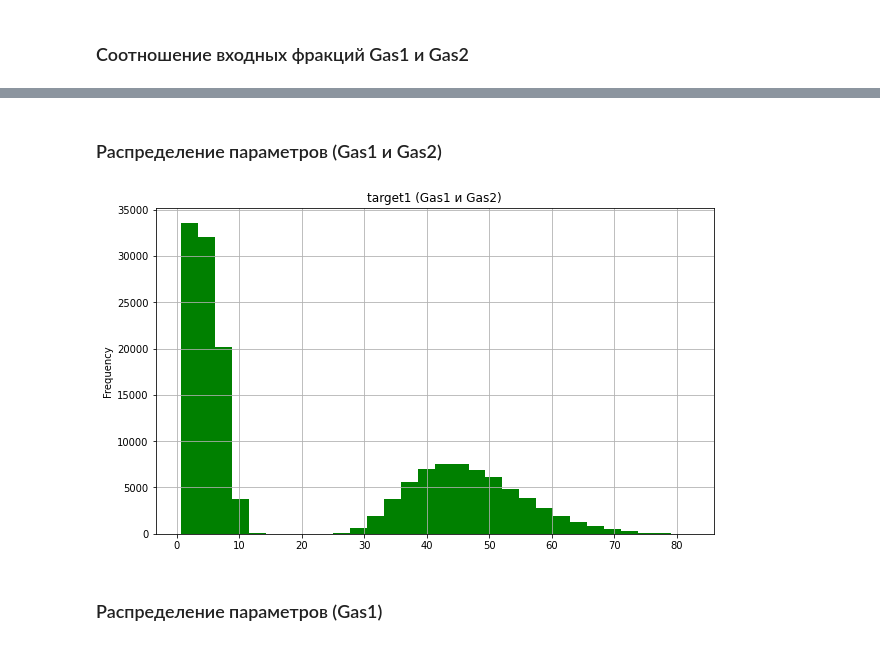
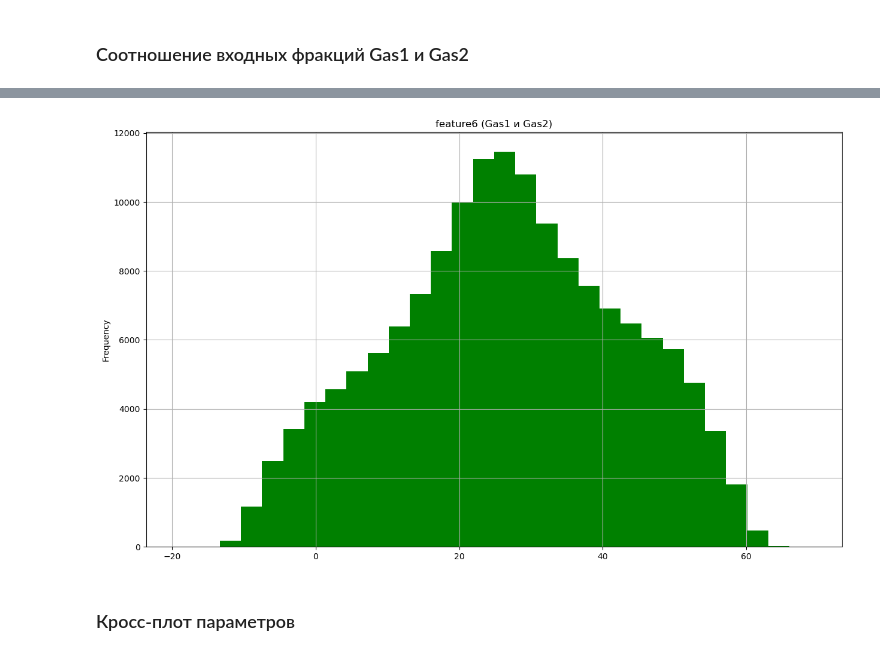
Before and after one commit to rafferti95/My-projects, a Jupyter notebook: 4_SIBUR challenge/SIBUR_Challenge.ipynb, the cells around one changed output, grey strips where cells are left out. Drawn from its saved outputs; the diff is of its cells as text; code cells hidden in the pictures.

```diff
--- a/4_SIBUR challenge/SIBUR_Challenge.ipynb
+++ b/4_SIBUR challenge/SIBUR_Challenge.ipynb
@@ -279,2 +208,0 @@ data_gas2['target1'].plot(
-# %% [markdown]
-### Распределение параметров (Gas1 и Gas2)
@@ -291,6 +209,37 @@ def params(columns):
-# %%
-params('target1')
-# %% [output]
-[figure, removed]
+# %%
+def hist_params(columns, type_gas):
+    if type_gas == 'gas1+gas2':
+        data_set[columns].plot(
+        kind = 'hist',
+        figsize = (15, 9),
+        grid = True,
+        color = 'green',
+        bins = 30,
+        title = f'{columns} (Gas1 и Gas2)'
+        )
+
+    elif type_gas == 'gas1':
+        data_gas1[columns].plot(
+        kind = 'hist',
+        figsize = (15, 9),
+        grid = True,
+        color = 'red',
+        bins = 30,
+        title = f'{columns} (Gas1)'
+        )
+
+    else:
+        data_gas2[columns].plot(
+        kind = 'hist',
+        figsize = (15, 9),
+        grid = True,
+        color = 'blue',
+        bins = 30,
+        title = f'{columns} (Gas1 и Gas2)'
+        )
+# %%
+hist_params('feature6', 'gas1+gas2')
+# %% [output]
+[figure, added]
 # %% [markdown]
-### Распределение параметров (Gas1)
+### Кросс-плот параметров
```
Also changed, not shown: parts of 24 cells of this notebook.
